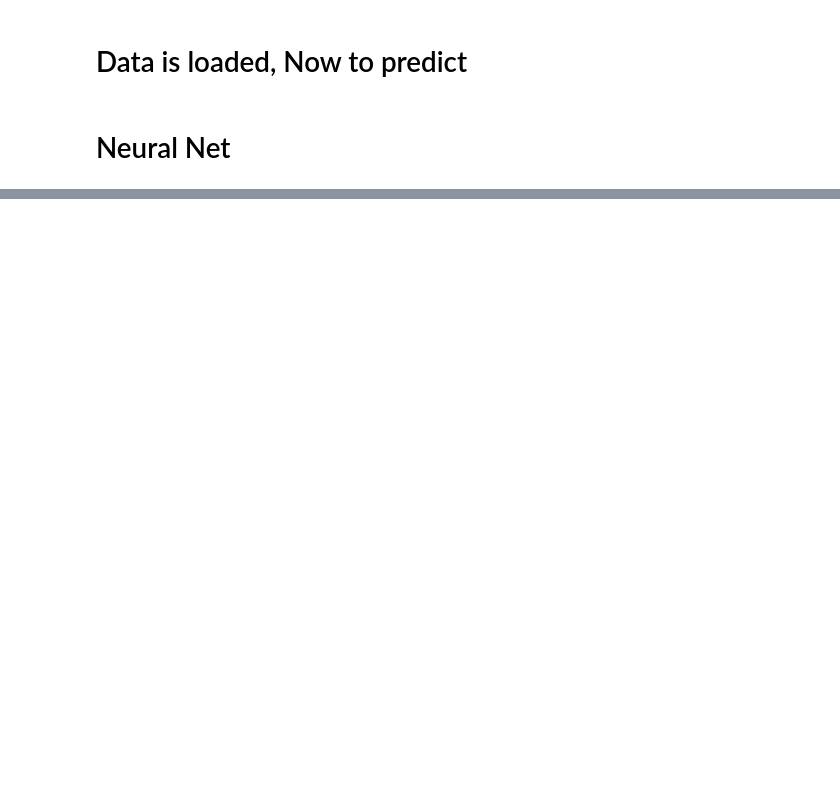
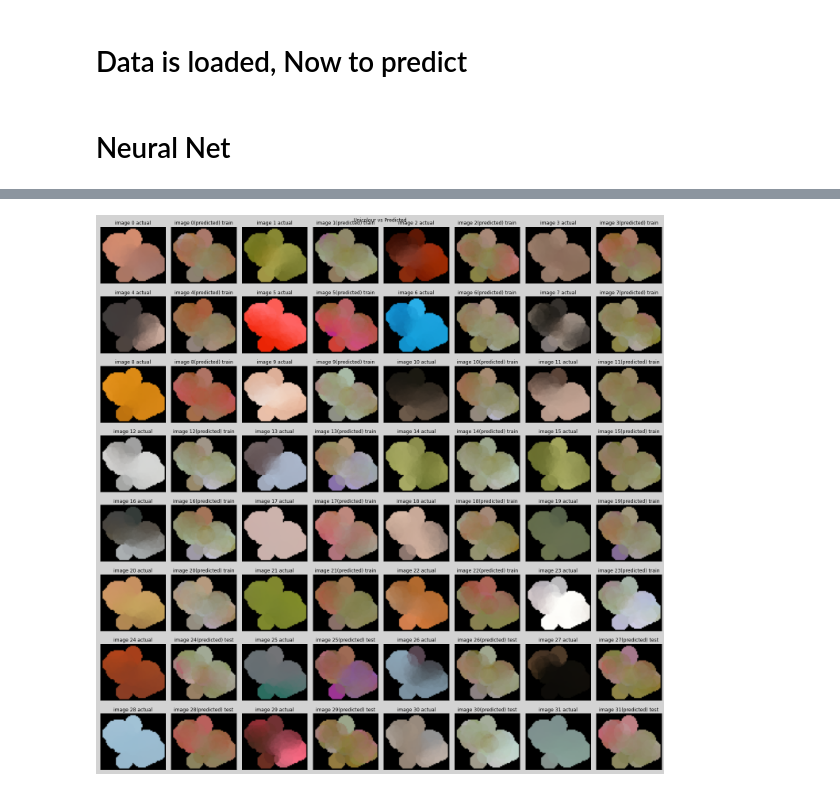
Before and after one commit to Sudhanshu-Sb2002/natural_images_summer_project, a Jupyter notebook: Python_code_Project/All_good.ipynb, the cells around one changed output, grey strips where cells are left out. Cells and saved outputs as stored; diff of their text form; code cells hidden in the pictures; blank space fills up the shorter version.

```diff
--- a/Python_code_Project/All_good.ipynb
+++ b/Python_code_Project/All_good.ipynb
@@ -707,0 +704,4 @@ aaaohh=test_output.detach().numpy()
+# %%
+#using the RF details and the ouptut of the network, we can now generate the RFs
+predicted_RGB=np.concatenate((train_out[:,:3],pred_out[:,:3]),axis=0)
+predicted_RGB=np.reshape(predicted_RGB,(numStimulus,numElectrodes,3))
@@ -707,0 +759,31 @@ aaaohh=test_output.detach().numpy()
+# %%
+
+def rate_images(images_to_show1,images_to_show2,name ,is_hsv=False):
+    fig, ax = plt.subplots(8,8)
+    fig.set_size_inches(20, 20)
+    fig.set_facecolor('lightgray')
+    fig.set_dpi=20000
+    fig.suptitle(name)
+    ax = ax.flatten()
+    for i in range(int(ax.size/2)):
+        axis=ax[2*i]
+        axis1=ax[2*i+1]
+        if is_hsv:
+            axis.imshow(color_tools.hsv2rgb(images_to_show1[i]))
+            axis1.imshow(color_tools.hsv2rgb(images_to_show2[i]))
+        axis.imshow(images_to_show1[i])
+        axis1.imshow(images_to_show2[i])
+        axis.get_xaxis().set_visible(False)
+        axis.get_yaxis().set_visible(False)
+        axis1.get_xaxis().set_visible(False)
+        axis1.get_yaxis().set_visible(False)
+        add="train"
+        if i>=fraction*numStimulus:
+            add="test"
+        axis.set_title("image "+str(i)+" actual")
+        axis1.set_title("image "+str(i)+"(predicted) "+add)
+    plt.tight_layout()
+    plt.show()
+rate_images(patches_unicolour,patches_pred,"Unicolour vs Predicted")
+# %% [output]
+[figure, added]
```
Also changed, not shown: parts of 24 cells of this notebook, 8 other files.
